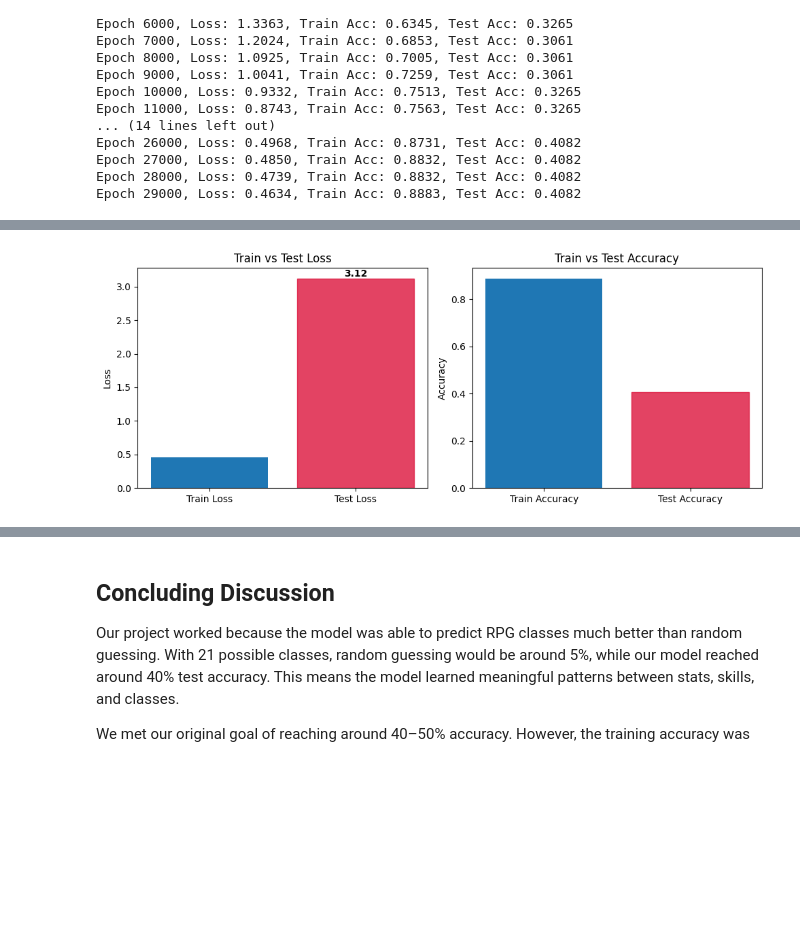
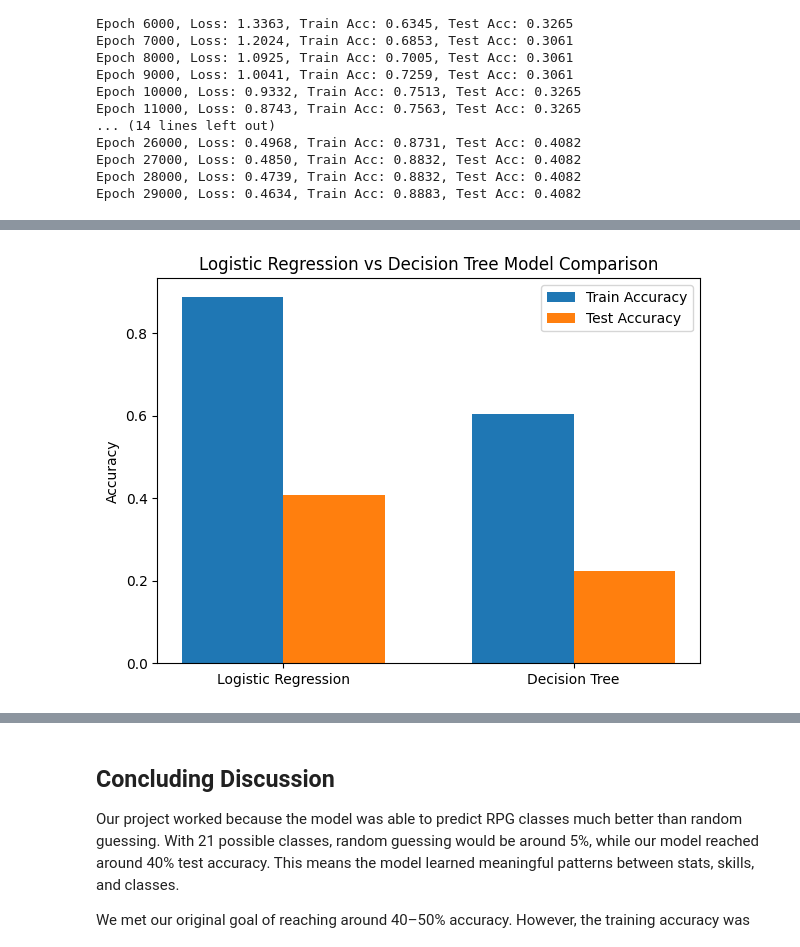
Before and after one commit to Roshrol/Rpg-Class, a Jupyter notebook: report.ipynb, the cells around one changed output, grey strips where cells are left out. Drawn from its saved outputs; the diff is of its cells as text; code cells hidden in the pictures; blank space fills up the shorter version.

Commit message:
Confusion Matrix, decision tree model comparison, and updated contributions

```diff
--- a/report.ipynb
+++ b/report.ipynb
@@ -191,6 +240,50 @@ The model successfully learned patterns between character stats, skills, and RPG
     print("Train accuracy:", acc)
     print("Test accuracy: ", test_acc)
     print("Test Loss:", test_loss)
+
+    tree = DecisionTreeClassifier(
+        max_depth = 5,
+        random_state = 42 #21+21 skills and attributes
+    )
+
+    tree.fit(
+        X_train.numpy(),
+        y_train.numpy()
+    )
+
+    tree_train_acc = tree.score(
+        X_train.numpy(),
+        y_train.numpy()
+    )
+
+    tree_test_acc = tree.score(
+        X_test.numpy(),
+        y_test.numpy()
+    )
+
+    print("Decision tree train acc:", tree_train_acc)
+    print("Decision tree test acc:", tree_test_acc)
+
+    models = ["Logistic Regression", "Decision Tree"]
+
+    train_scores = [acc, tree_train_acc]
+    test_scores = [test_acc, tree_test_acc]
+
+    x = np.arange(len(models))
+    width = 0.35
+
+    fig, ax = plt.subplots(figsize=(7,5))
+
+    ax.bar(x - width/2, train_scores, width, label = "Train Accuracy")
+    ax.bar(x + width/2, test_scores, width, label = "Test Accuracy")
+
+    ax.set_title("Logistic Regression vs Decision Tree Model Comparison")
+    ax.set_ylabel("Accuracy")
+    ax.set_xticks(x)
+    ax.set_xticklabels(models)
+    ax.legend()
+
+    plt.show()
 
     ig, ax = plt.subplots(1, 2, figsize=(10, 4))
 
@@ -221,19 +314,38 @@ The model successfully learned patterns between character stats, skills, and RPG
     plt.show()
 
     # Loss
-    plt.figure()
-    plt.plot(losses)
-    plt.title("Training Loss Over Time")
-    plt.xlabel("Iteration")
-    plt.ylabel("Loss")
+    fig, ax = plt.subplots()
+
+    ax.plot(losses)
+    ax.set_title("Training Loss Over Time")
+    ax.set_xlabel("Iteration")
+    ax.set_ylabel("Loss")
+
     plt.show()
 
-    plt.figure()
-    plt.plot(reg_losses)
-    plt.title("Regularization Loss Over Time")
-    plt.xlabel("Iteration")
-    plt.ylabel("Regularization Loss")
+    fig, ax = plt.subplots()
+
+    ax.plot(reg_losses)
+    ax.set_title("Regularization Loss Over Time")
+    ax.set_xlabel("Iteration")
+    ax.set_ylabel("Regularization Loss")
+
     plt.show()
+
+    #confusion matrix
+    predictions = model.predict(X_test)
+
+    num_classes = len(classes)
+
+    cm = torch.zeros((num_classes, num_classes), dtype=torch.int32)
+
+    for i in range(num_classes):
+      for j in range(num_classes):
+        cm[i, j] = ((y_test == i) & (predictions == j)).sum().item()
+
+    print("Confusion Matrix:")
+    print(cm)
+    print("Test Accuracy:", (cm.diag().sum() / cm.sum()).item())
 # %% [output]
 Train loss: 0.45353689789772034
 Train accuracy: 0.8883248567581177
@@ -242 +356 @@ Test Loss: 3.120215892791748
-[figure, old version]
+[figure, new version]
```
Also changed, not shown: parts of 11 cells of this notebook.
